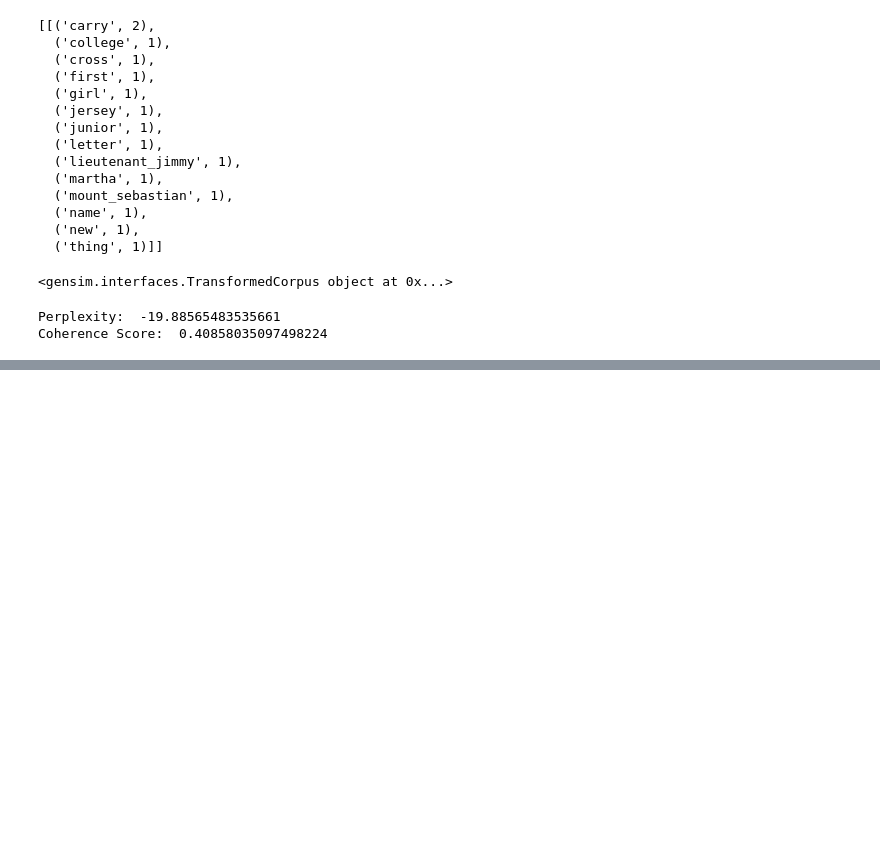
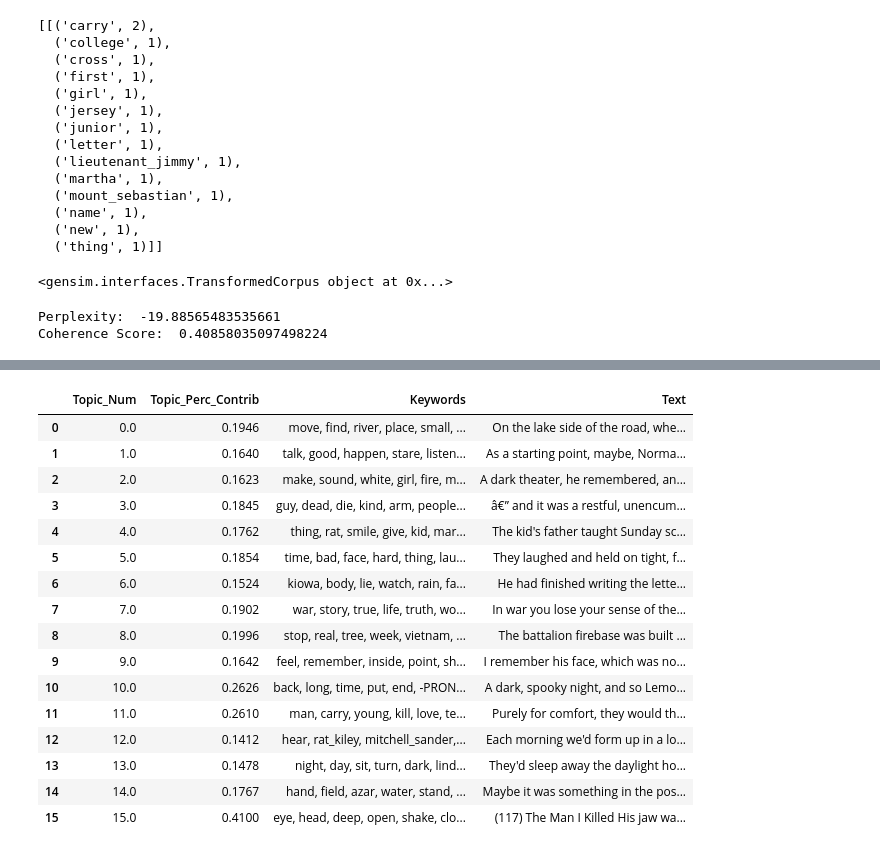
Before and after one commit to forensx/tttc_topicanalysis, a Jupyter notebook: GuidedLDA_Prep/TestBook.ipynb, the cells around one changed output, grey strips where cells are left out. Cells and saved outputs as stored; diff of their text form; code cells hidden in the pictures; blank space fills up the shorter version.

```diff
--- a/GuidedLDA_Prep/TestBook.ipynb
+++ b/GuidedLDA_Prep/TestBook.ipynb
@@ -283,0 +335,37 @@ pprint(optimal_model.print_topics(num_words=10))
+# %%
+# Group top 5 sentences under each topic
+sent_topics_sorteddf_mallet = pd.DataFrame()
+
+sent_topics_outdf_grpd = df_topic_sents_keywords.groupby('Dominant_Topic')
+
+for i, grp in sent_topics_outdf_grpd:
+    sent_topics_sorteddf_mallet = pd.concat([sent_topics_sorteddf_mallet,
+                                             grp.sort_values(['Perc_Contribution'], ascending=[0]).head(1)],
+                                            axis=0)
+
+# Reset Index
+sent_topics_sorteddf_mallet.reset_index(drop=True, inplace=True)
+
+# Format
+sent_topics_sorteddf_mallet.columns = ['Topic_Num', "Topic_Perc_Contrib", "Keywords", "Text"]
+
+# Show
+sent_topics_sorteddf_mallet
+# %% [output]
+|  | Topic_Num | Topic_Perc_Contrib | Keywords | Text |
+| 0 | 0.0 | 0.1946 | move, find, river, place, small, ... | On the lake side of the road, whe... |
+| 1 | 1.0 | 0.1640 | talk, good, happen, stare, listen... | As a starting point, maybe, Norma... |
+| 2 | 2.0 | 0.1623 | make, sound, white, girl, fire, m... | A dark theater, he remembered, an... |
+| 3 | 3.0 | 0.1845 | guy, dead, die, kind, arm, people... | â€” and it was a restful, unencum... |
+| 4 | 4.0 | 0.1762 | thing, rat, smile, give, kid, mar... | The kid's father taught Sunday sc... |
+| 5 | 5.0 | 0.1854 | time, bad, face, hard, thing, lau... | They laughed and held on tight, f... |
+| 6 | 6.0 | 0.1524 | kiowa, body, lie, watch, rain, fa... | He had finished writing the lette... |
+| 7 | 7.0 | 0.1902 | war, story, true, life, truth, wo... | In war you lose your sense of the... |
+| 8 | 8.0 | 0.1996 | stop, real, tree, week, vietnam, ... | The battalion firebase was built ... |
+| 9 | 9.0 | 0.1642 | feel, remember, inside, point, sh... | I remember his face, which was no... |
+| 10 | 10.0 | 0.2626 | back, long, time, put, end, -PRON... | A dark, spooky night, and so Lemo... |
+| 11 | 11.0 | 0.2610 | man, carry, young, kill, love, te... | Purely for comfort, they would th... |
+| 12 | 12.0 | 0.1412 | hear, rat_kiley, mitchell_sander,... | Each morning we'd form up in a lo... |
+| 13 | 13.0 | 0.1478 | night, day, sit, turn, dark, lind... | They'd sleep away the daylight ho... |
+| 14 | 14.0 | 0.1767 | hand, field, azar, water, stand, ... | Maybe it was something in the pos... |
+| 15 | 15.0 | 0.4100 | eye, head, deep, open, shake, clo... | (117) The Man I Killed His jaw wa... |
```
Also changed, not shown: parts of 12 cells of this notebook.
